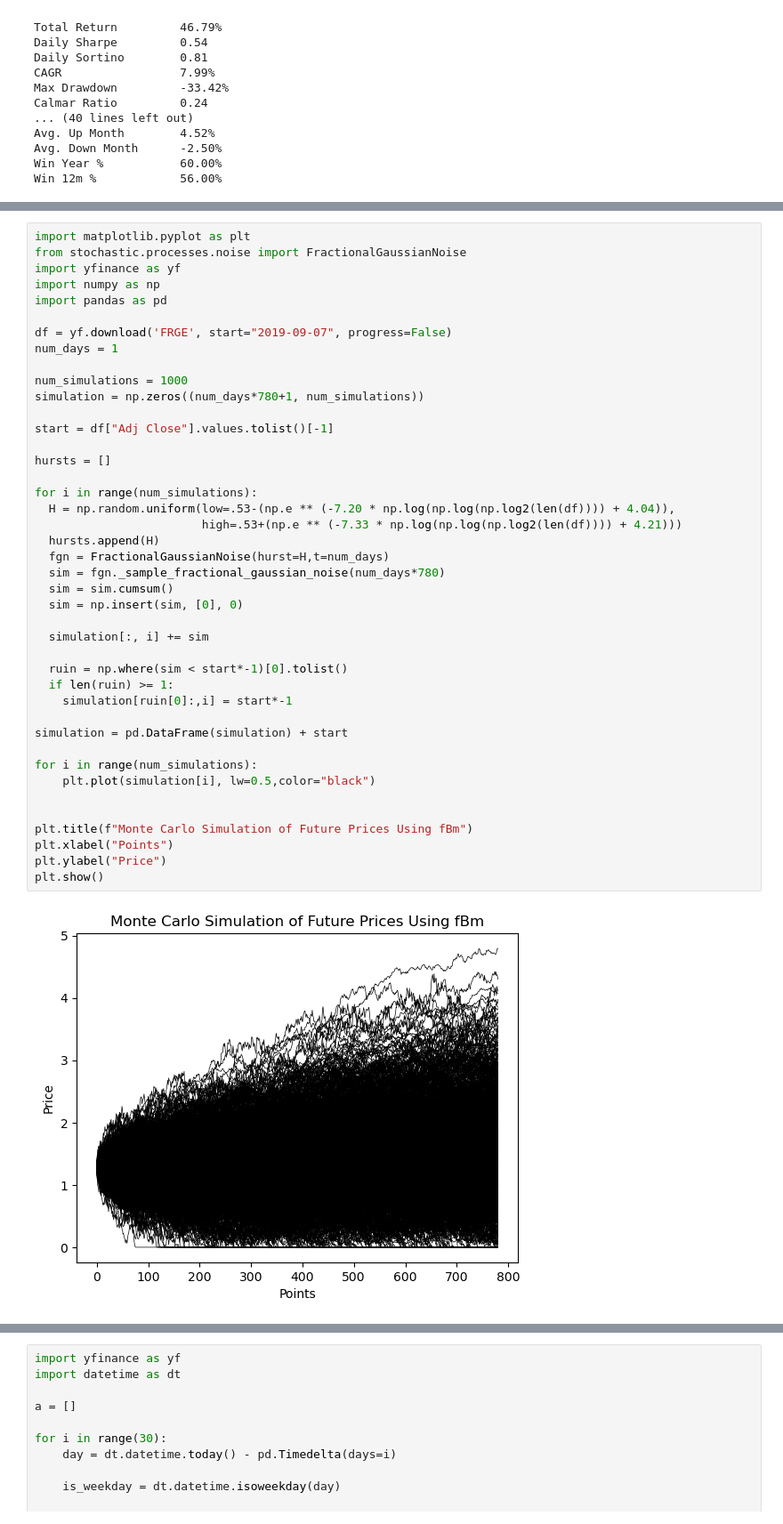
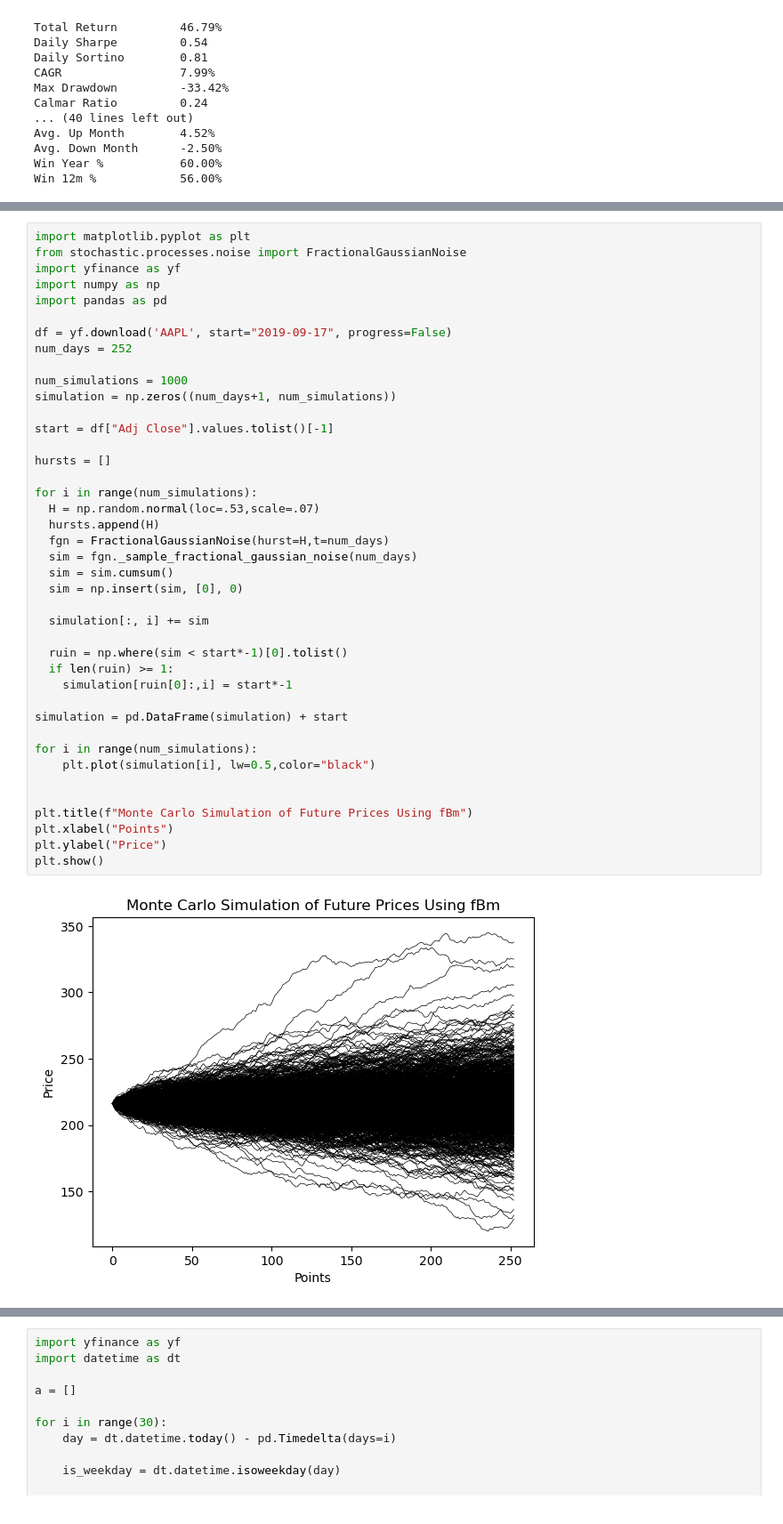
Before and after one commit to ab123-bruh/fund_temp, a Jupyter notebook: mvtest.ipynb, the cells around one changed output, grey strips where cells are left out. Shown at 89% size. Drawn from its saved outputs; the diff is of its cells as text.

```diff
--- a/mvtest.ipynb
+++ b/mvtest.ipynb
@@ -542,43 +414,42 @@ import yfinance as yf
 import numpy as np
 import pandas as pd
 
-df = yf.download('FRGE', start="2019-09-07", progress=False)
-num_days = 1
+df = yf.download('AAPL', start="2019-09-17", progress=False)
+num_days = 252
 
 num_simulations = 1000
-simulation = np.zeros((num_days*780+1, num_simulations))
+simulation = np.zeros((num_days+1, num_simulations))
 
 start = df["Adj Close"].values.tolist()[-1]
 
 hursts = []
 
 for i in range(num_simulations):
-  H = np.random.uniform(low=.53-(np.e ** (-7.20 * np.log(np.log(np.log2(len(df)))) + 4.04)),
-                        high=.53+(np.e ** (-7.33 * np.log(np.log(np.log2(len(df)))) + 4.21)))
+  H = np.random.normal(loc=.53,scale=.07)
   hursts.append(H)
   fgn = FractionalGaussianNoise(hurst=H,t=num_days)
-  sim = fgn._sample_fractional_gaussian_noise(num_days*780)
+  sim = fgn._sample_fractional_gaussian_noise(num_days)
   sim = sim.cumsum()
   sim = np.insert(sim, [0], 0)
 
   simulation[:, i] += sim
 
   ruin = np.where(sim < start*-1)[0].tolist()
   if len(ruin) >= 1:
     simulation[ruin[0]:,i] = start*-1
 
 simulation = pd.DataFrame(simulation) + start
 
 for i in range(num_simulations):
     plt.plot(simulation[i], lw=0.5,color="black")
 
 
 plt.title(f"Monte Carlo Simulation of Future Prices Using fBm")
 plt.xlabel("Points")
 plt.ylabel("Price")
 plt.show()
 # %% [output]
-[figure, old version]
+[figure, new version]
 # %%
 fig, ax = plt.subplots()
 
```
Also changed, not shown: parts of 16 cells of this notebook, 4 other files.
